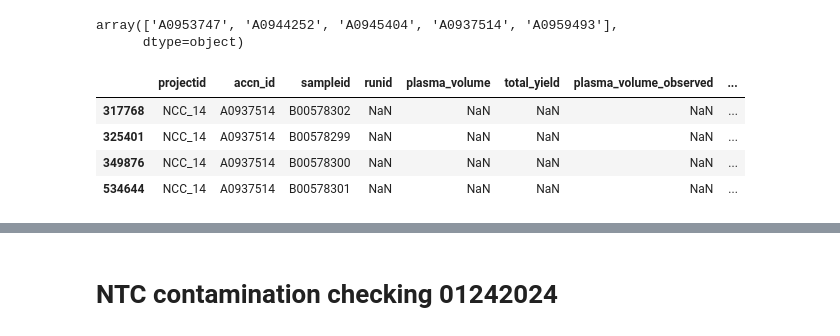
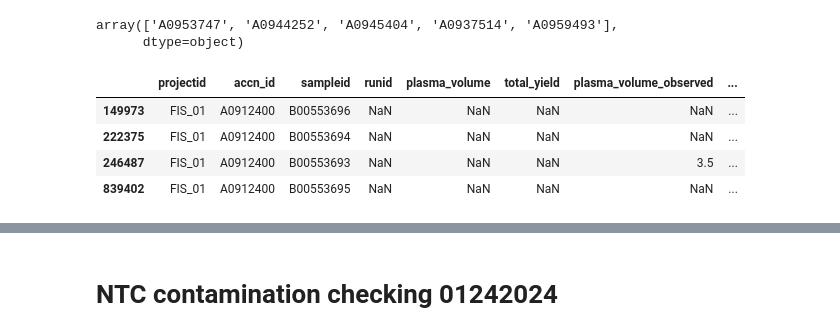
Before and after one commit to gh-hazhang/scripts, a Jupyter notebook: Before_02152024/Quick_check.ipynb, the cells around one changed output, grey strips where cells are left out. Cells and saved outputs as stored; diff of their text form; code cells hidden in the pictures.

```diff
--- a/Before_02152024/Quick_check.ipynb
+++ b/Before_02152024/Quick_check.ipynb
@@ -265,11 +308,11 @@ array(['A0953747', 'A0944252', 'A0945404', 'A0937514', 'A0959493'],
 # %%
 #check one "GHRequestID" from the original e-manifest file
-df_plasma_1 = df_plasma[df_plasma["accn_id"] == "A0937514"]
+df_plasma_1 = df_plasma[df_plasma["accn_id"] == "A0912400"]
 df_plasma_1
 # %% [output]
 |  | projectid | accn_id | sampleid | runid | plasma_volume | total_yield | plasma_volume_observed | ... |
-| 317768 | NCC_14 | A0937514 | B00578302 | NaN | NaN | NaN | NaN | ... |
-| 325401 | NCC_14 | A0937514 | B00578299 | NaN | NaN | NaN | NaN | ... |
-| 349876 | NCC_14 | A0937514 | B00578300 | NaN | NaN | NaN | NaN | ... |
-| 534644 | NCC_14 | A0937514 | B00578301 | NaN | NaN | NaN | NaN | ... |
+| 149973 | FIS_01 | A0912400 | B00553696 | NaN | NaN | NaN | NaN | ... |
+| 222375 | FIS_01 | A0912400 | B00553694 | NaN | NaN | NaN | NaN | ... |
+| 246487 | FIS_01 | A0912400 | B00553693 | NaN | NaN | NaN | 3.5 | ... |
+| 839402 | FIS_01 | A0912400 | B00553695 | NaN | NaN | NaN | NaN | ... |
 # %%
```
Also changed, not shown: parts of 10 cells of this notebook, 7 other files.
